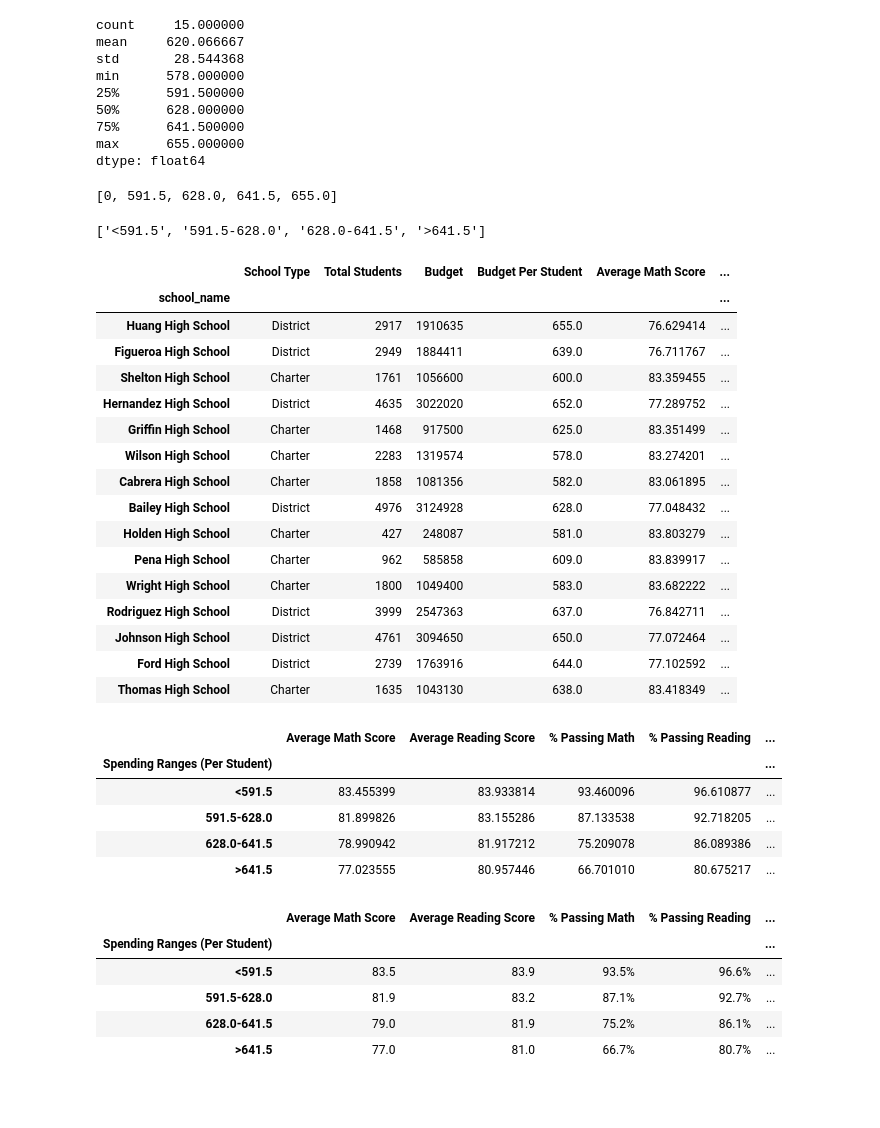
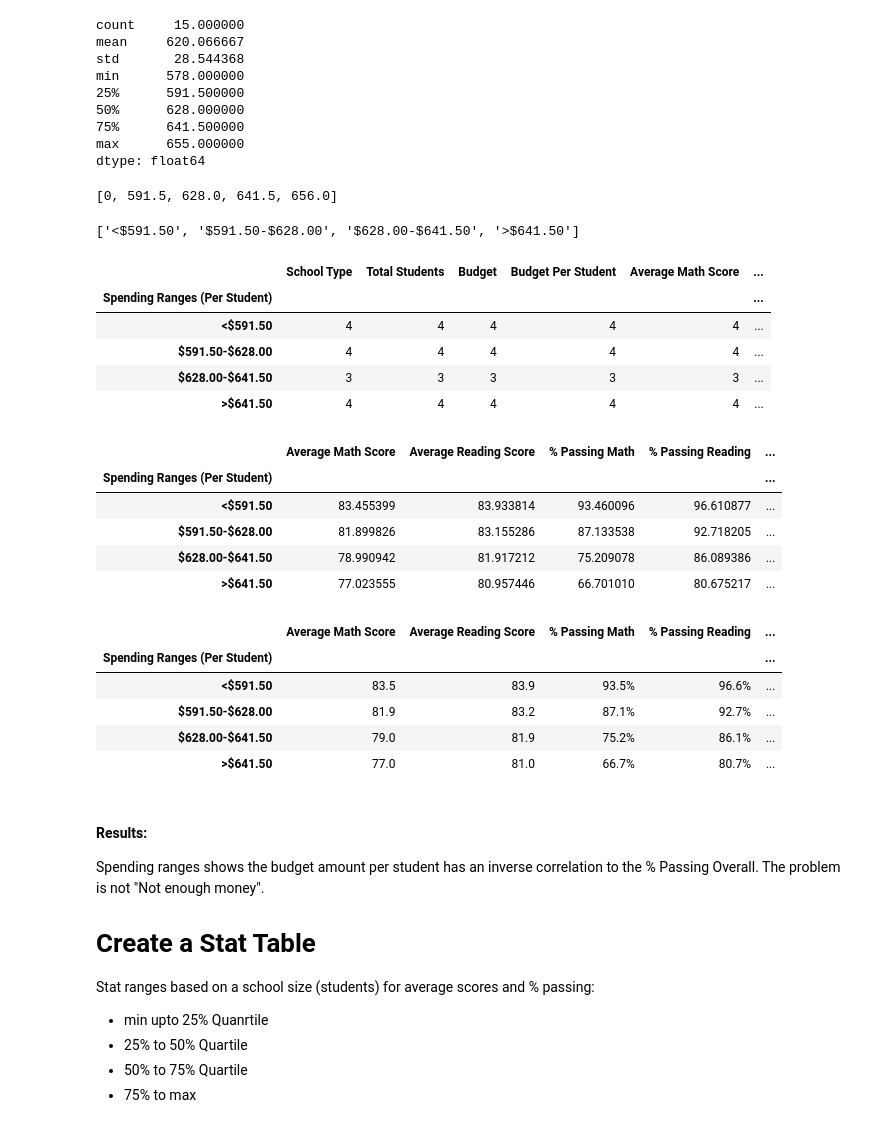
Before and after one commit to Bag0niku/School_District_Analysis, a Jupyter notebook: PyCitySchools.ipynb, the cells around one changed output. Saved outputs shown, nothing was run; the diff lists cells and outputs as text; code cells hidden in the pictures; blank space fills up the shorter version.

```diff
--- a/PyCitySchools.ipynb
+++ b/PyCitySchools.ipynb
@@ -723,53 +727,46 @@ max      655.000000
 dtype: float64
 # %%
 # create the spending bucket ranges for the per student budgets
-spending_buckets = [0, budget_stats['25%'], budget_stats['50%'], budget_stats['75%'], budget_stats['max']]
+spending_buckets = [0, budget_stats['25%'], budget_stats['50%'], budget_stats['75%'], (budget_stats['max']+1)]
 spending_buckets
 # %% [output]
-[0, 591.5, 628.0, 641.5, 655.0]
+[0, 591.5, 628.0, 641.5, 656.0]
 # %%
 # Create Labels for the spending buckets
-spending_group_names = [f"<{budget_stats['25%']}",
-               f"{budget_stats['25%']}-{budget_stats['50%']}",
-               f"{budget_stats['50%']}-{budget_stats['75%']}",
-               f">{budget_stats['75%']}" ]
+spending_group_names = [f"<${budget_stats['25%']:,.2f}",
+               f"${budget_stats['25%']:,.2f}-${budget_stats['50%']:,.2f}",
+               f"${budget_stats['50%']:,.2f}-${budget_stats['75%']:,.2f}",
+               f">${budget_stats['75%']:,.2f}" ]
 
 spending_group_names
 # %% [output]
-['<591.5', '591.5-628.0', '628.0-641.5', '>641.5']
+['<$591.50', '$591.50-$628.00', '$628.00-$641.50', '>$641.50']
 # %%
 #add the spending bucket labels to the school_summary_df saved in the list of numerical data
 list_of_summary_dfs[1]["Spending Ranges (Per Student)"] = pd.cut(list_of_summary_dfs[1]['Budget Per Student'], spending_buckets, labels=spending_group_names)
-list_of_summary_dfs[1]
+
+# How many schools are in each spending bucket?
+list_of_summary_dfs[1].groupby(["Spending Ranges (Per Student)"]).count()
 # %% [output]
 |  | School Type | Total Students | Budget | Budget Per Student | Average Math Score | ... |
-| school_name |  |  |  |  |  | ... |
-| Huang High School | District | 2917 | 1910635 | 655.0 | 76.629414 | ... |
-| Figueroa High School | District | 2949 | 1884411 | 639.0 | 76.711767 | ... |
-| Shelton High School | Charter | 1761 | 1056600 | 600.0 | 83.359455 | ... |
-| Hernandez High School | District | 4635 | 3022020 | 652.0 | 77.289752 | ... |
-| Griffin High School | Charter | 1468 | 917500 | 625.0 | 83.351499 | ... |
-| Wilson High School | Charter | 2283 | 1319574 | 578.0 | 83.274201 | ... |
-| Cabrera High School | Charter | 1858 | 1081356 | 582.0 | 83.061895 | ... |
-| Bailey High School | District | 4976 | 3124928 | 628.0 | 77.048432 | ... |
-| Holden High School | Charter | 427 | 248087 | 581.0 | 83.803279 | ... |
-| Pena High School | Charter | 962 | 585858 | 609.0 | 83.839917 | ... |
-| Wright High School | Charter | 1800 | 1049400 | 583.0 | 83.682222 | ... |
-| Rodriguez High School | District | 3999 | 2547363 | 637.0 | 76.842711 | ... |
-| Johnson High School | District | 4761 | 3094650 | 650.0 | 77.072464 | ... |
-| Ford High School | District | 2739 | 1763916 | 644.0 | 77.102592 | ... |
-| Thomas High School | Charter | 1635 | 1043130 | 638.0 | 83.418349 | ... |
+| Spending Ranges (Per Student) |  |  |  |  |  | ... |
+| <$591.50 | 4 | 4 | 4 | 4 | 4 | ... |
+| $591.50-$628.00 | 4 | 4 | 4 | 4 | 4 | ... |
+| $628.00-$641.50 | 3 | 3 | 3 | 3 | 3 | ... |
+| >$641.50 | 4 | 4 | 4 | 4 | 4 | ... |
 # %%
 spending_summary = list_of_summary_dfs[1].groupby(['Spending Ranges (Per Student)']).mean()
+
+# delete the unwanted columns
 del spending_summary['Total Students'], spending_summary['Budget'], spending_summary['Budget Per Student']
 spending_summary
 # %% [output]
 |  | Average Math Score | Average Reading Score | % Passing Math | % Passing Reading | ... |
 | Spending Ranges (Per Student) |  |  |  |  | ... |
-| <591.5 | 83.455399 | 83.933814 | 93.460096 | 96.610877 | ... |
-| 591.5-628.0 | 81.899826 | 83.155286 | 87.133538 | 92.718205 | ... |
-| 628.0-641.5 | 78.990942 | 81.917212 | 75.209078 | 86.089386 | ... |
-| >641.5 | 77.023555 | 80.957446 | 66.701010 | 80.675217 | ... |
+| <$591.50 | 83.455399 | 83.933814 | 93.460096 | 96.610877 | ... |
+| $591.50-$628.00 | 81.899826 | 83.155286 | 87.133538 | 92.718205 | ... |
+| $628.00-$641.50 | 78.990942 | 81.917212 | 75.209078 | 86.089386 | ... |
+| >$641.50 | 77.023555 | 80.957446 | 66.701010 | 80.675217 | ... |
 # %%
 # save a copy of the df for future analysis, str formatting will prevent math functions from working
 list_of_summary_dfs.append(spending_summary.copy())
@@ -785,7 +782,20 @@ spending_summary
 # %% [output]
 |  | Average Math Score | Average Reading Score | % Passing Math | % Passing Reading | ... |
 | Spending Ranges (Per Student) |  |  |  |  | ... |
-| <591.5 | 83.5 | 83.9 | 93.5% | 96.6% | ... |
-| 591.5-628.0 | 81.9 | 83.2 | 87.1% | 92.7% | ... |
-| 628.0-641.5 | 79.0 | 81.9 | 75.2% | 86.1% | ... |
-| >641.5 | 77.0 | 81.0 | 66.7% | 80.7% | ... |
+| <$591.50 | 83.5 | 83.9 | 93.5% | 96.6% | ... |
+| $591.50-$628.00 | 81.9 | 83.2 | 87.1% | 92.7% | ... |
+| $628.00-$641.50 | 79.0 | 81.9 | 75.2% | 86.1% | ... |
+| >$641.50 | 77.0 | 81.0 | 66.7% | 80.7% | ... |
+# %% [markdown]
+#### Results:
+
+Spending ranges shows the budget amount per student has an inverse correlation to the % Passing Overall. The problem is not "Not enough money".
+
+
+# Create a Stat Table
+
+Stat ranges based on a school size (students) for average scores and % passing:
+  - min upto 25% Quanrtile
+  - 25% to 50% Quartile
+  - 50% to 75% Quartile
+  - 75% to max
```
Also changed, not shown: parts of 20 cells of this notebook.
